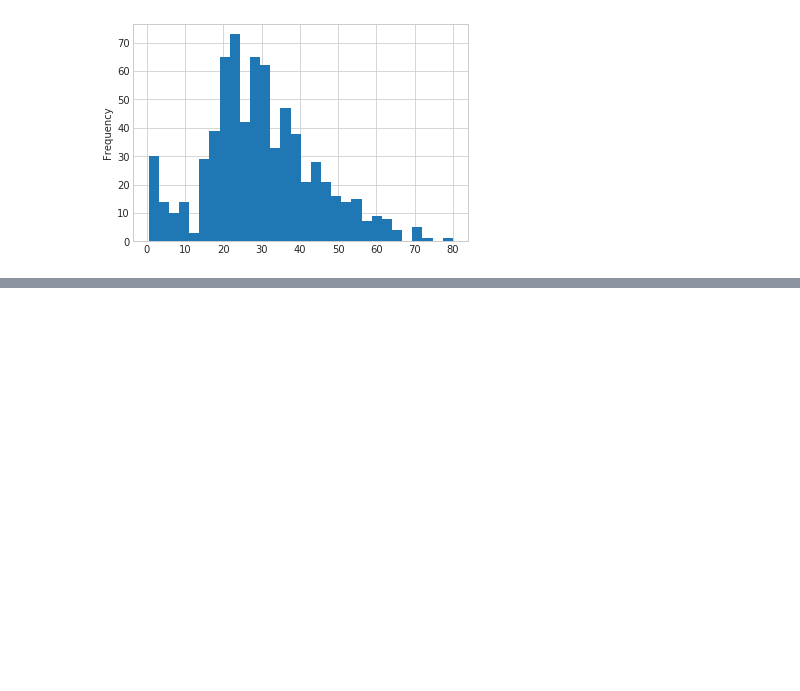
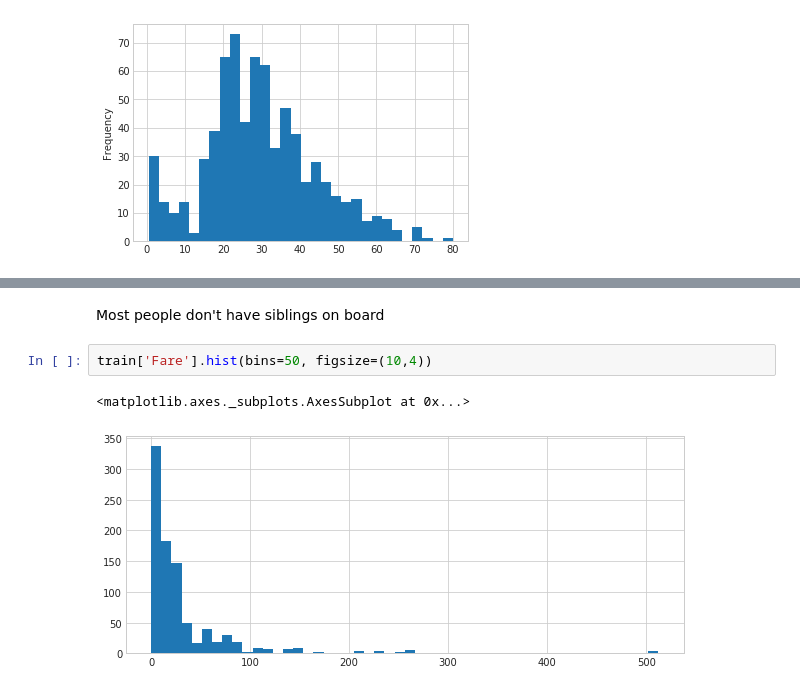
Before and after one commit to ohduran-attempts/data-science-review, a Jupyter notebook: Machine Learning/Logistic Regression/Logistic Regression.ipynb, the cells around one changed output, grey strips where cells are left out. Saved outputs shown, nothing was run; the diff lists cells and outputs as text; blank space fills up the shorter version.

```diff
--- a/Machine Learning/Logistic Regression/Logistic Regression.ipynb
+++ b/Machine Learning/Logistic Regression/Logistic Regression.ipynb
@@ -51,0 +57,7 @@ train['Age'].plot.hist(30)
+# %% [markdown]
+Most people don't have siblings on board
+# %%
+train['Fare'].hist(bins=50, figsize=(10,4))
+# %% [output]
+<matplotlib.axes._subplots.AxesSubplot at 0x...>
+[figure, added]
```
Also changed, not shown: parts of 7 cells of this notebook.
